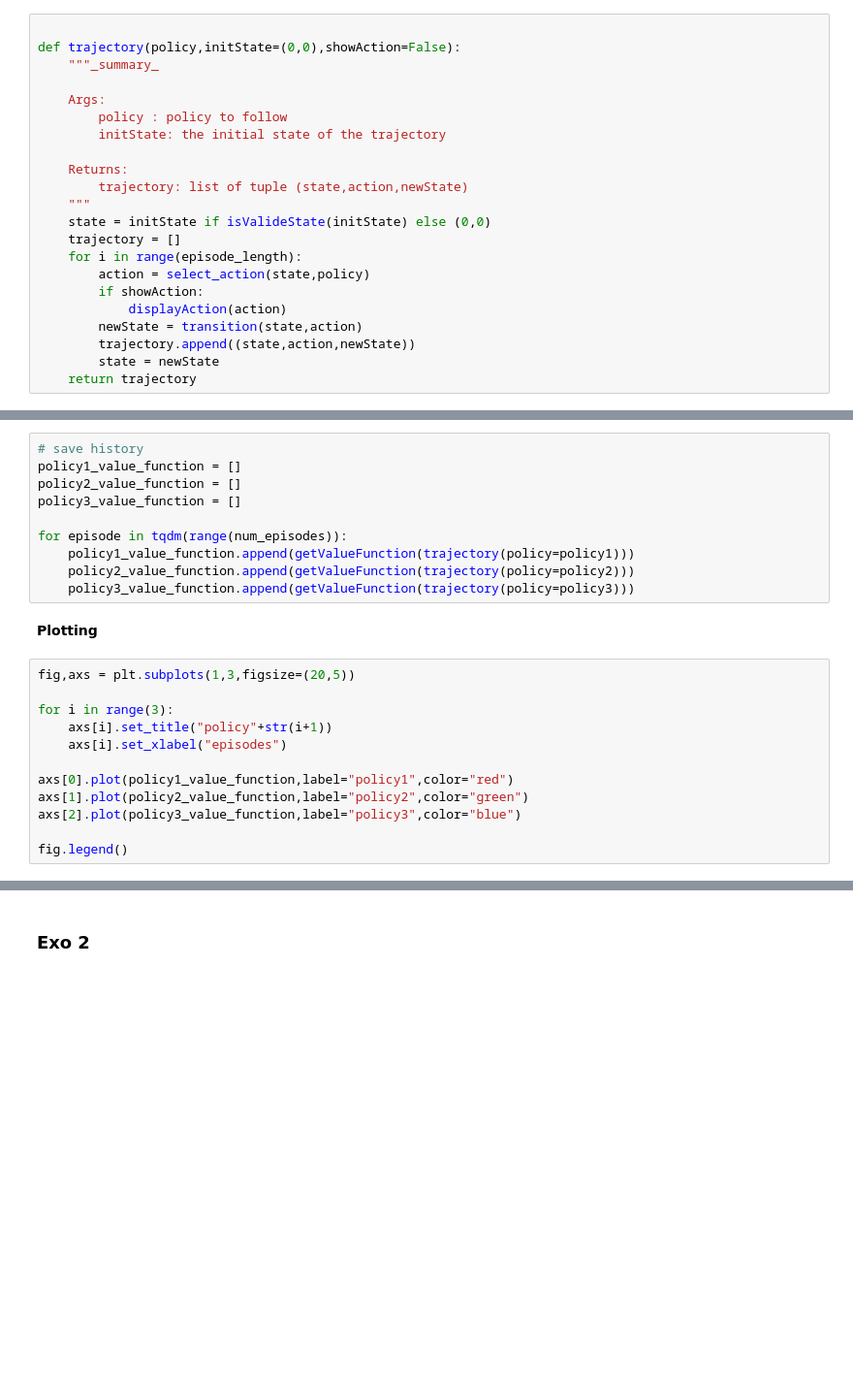
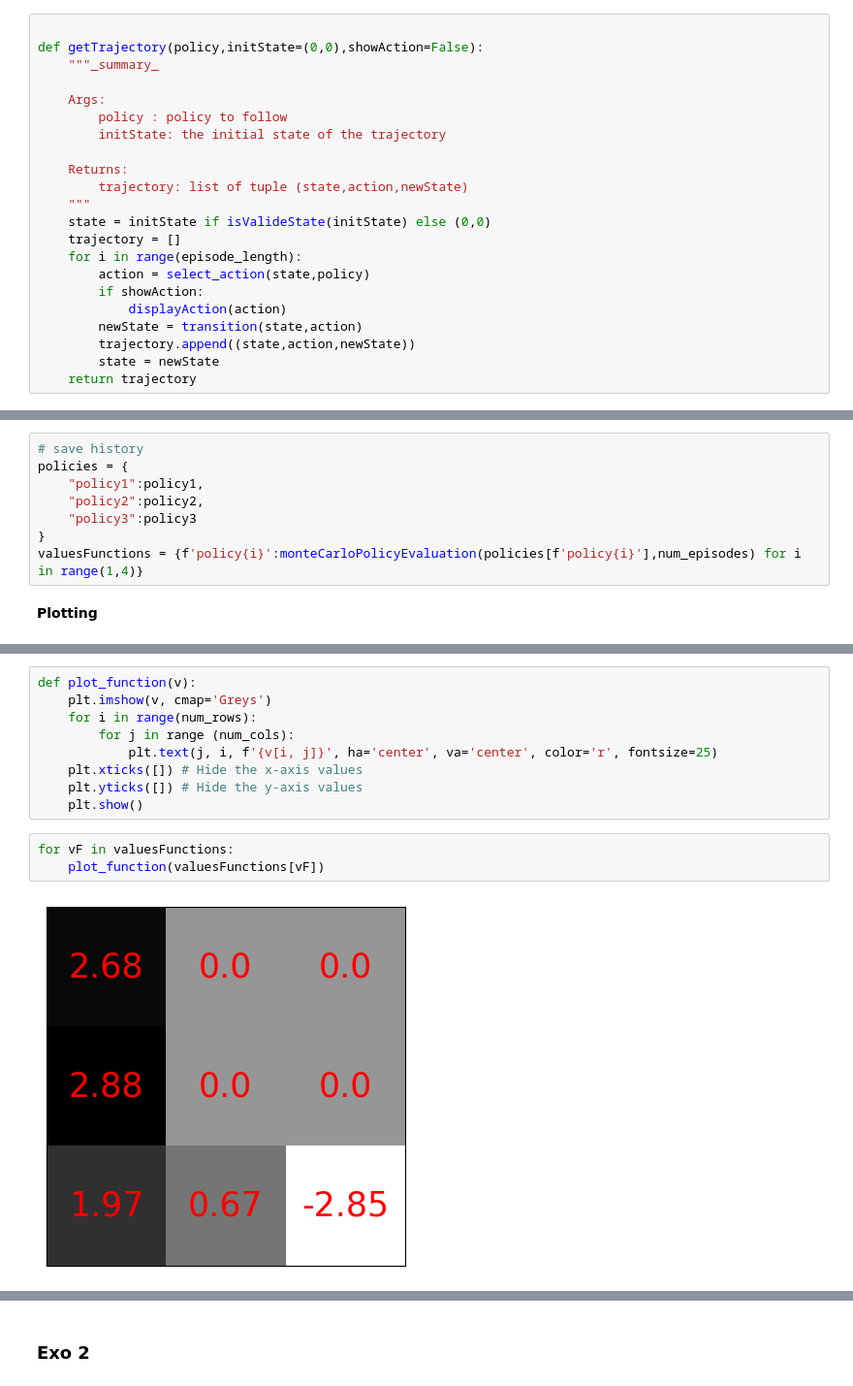
Before and after one commit to chechna9/Reinforcement_Learning, a Jupyter notebook: TD_TP2.ipynb, the cells around one changed output, grey strips where cells are left out. Shown at 97% size. Cells and saved outputs as stored; diff of their text form; blank space fills up the shorter version.

Commit message:
exo2 td2 done and rectified the action value for ex1

```diff
--- a/TD_TP2.ipynb
+++ b/TD_TP2.ipynb
@@ -83,7 +79,7 @@ def displayTraj(trajectory):
         displayAction(i[1])
 # %%
 
-def trajectory(policy,initState=(0,0),showAction=False):
+def getTrajectory(policy,initState=(0,0),showAction=False):
     """_summary_
 
     Args:
@@ -146,24 +153,10 @@ getValueFunction(trajectory(policy2,(1,2)))
 # %%
 # save history
-policy1_value_function = []
-policy2_value_function = []
-policy3_value_function = []
-
-for episode in tqdm(range(num_episodes)):
-    policy1_value_function.append(getValueFunction(trajectory(policy=policy1)))
-    policy2_value_function.append(getValueFunction(trajectory(policy=policy2)))
-    policy3_value_function.append(getValueFunction(trajectory(policy=policy3)))
+policies = {
+    "policy1":policy1,
+    "policy2":policy2,
+    "policy3":policy3
+}
+valuesFunctions = {f'policy{i}':monteCarloPolicyEvaluation(policies[f'policy{i}'],num_episodes) for i in range(1,4)}
 # %% [markdown]
 **Plotting**
-# %%
-fig,axs = plt.subplots(1,3,figsize=(20,5))
-
-for i in range(3):
-    axs[i].set_title("policy"+str(i+1))
-    axs[i].set_xlabel("episodes")
-
-axs[0].plot(policy1_value_function,label="policy1",color="red")
-axs[1].plot(policy2_value_function,label="policy2",color="green")
-axs[2].plot(policy3_value_function,label="policy3",color="blue")
-
-fig.legend()
@@ -172,0 +163,14 @@ fig.legend()
+# %%
+def plot_function(v):
+    plt.imshow(v, cmap='Greys')
+    for i in range(num_rows):
+        for j in range (num_cols):
+            plt.text(j, i, f'{v[i, j]}', ha='center', va='center', color='r', fontsize=25)
+    plt.xticks([]) # Hide the x-axis values
+    plt.yticks([]) # Hide the y-axis values
+    plt.show()
+# %%
+for vF in valuesFunctions:
+    plot_function(valuesFunctions[vF])
+# %% [output]
+[figure, added]
```
Also changed, not shown: parts of 8 cells of this notebook.
